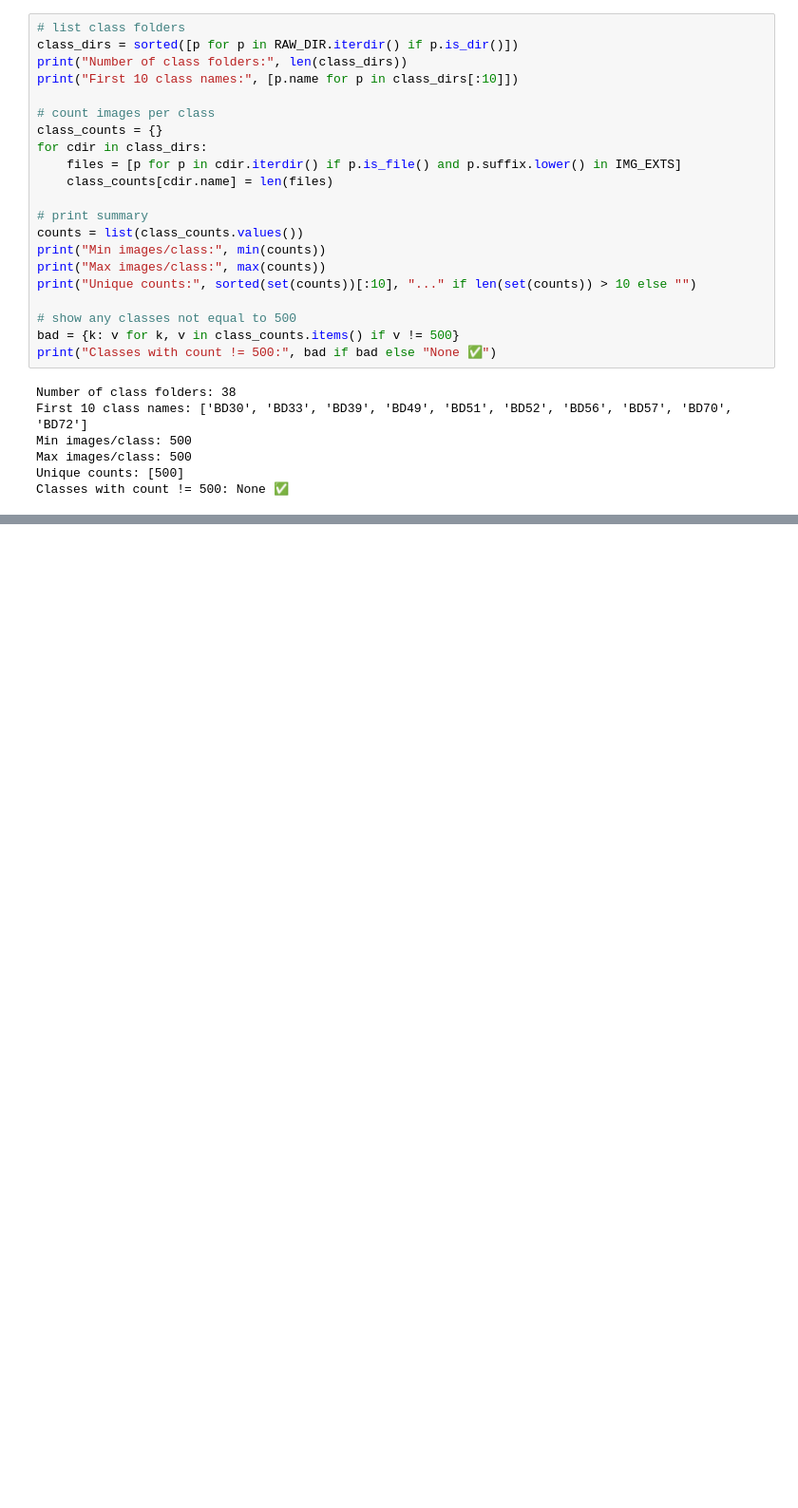
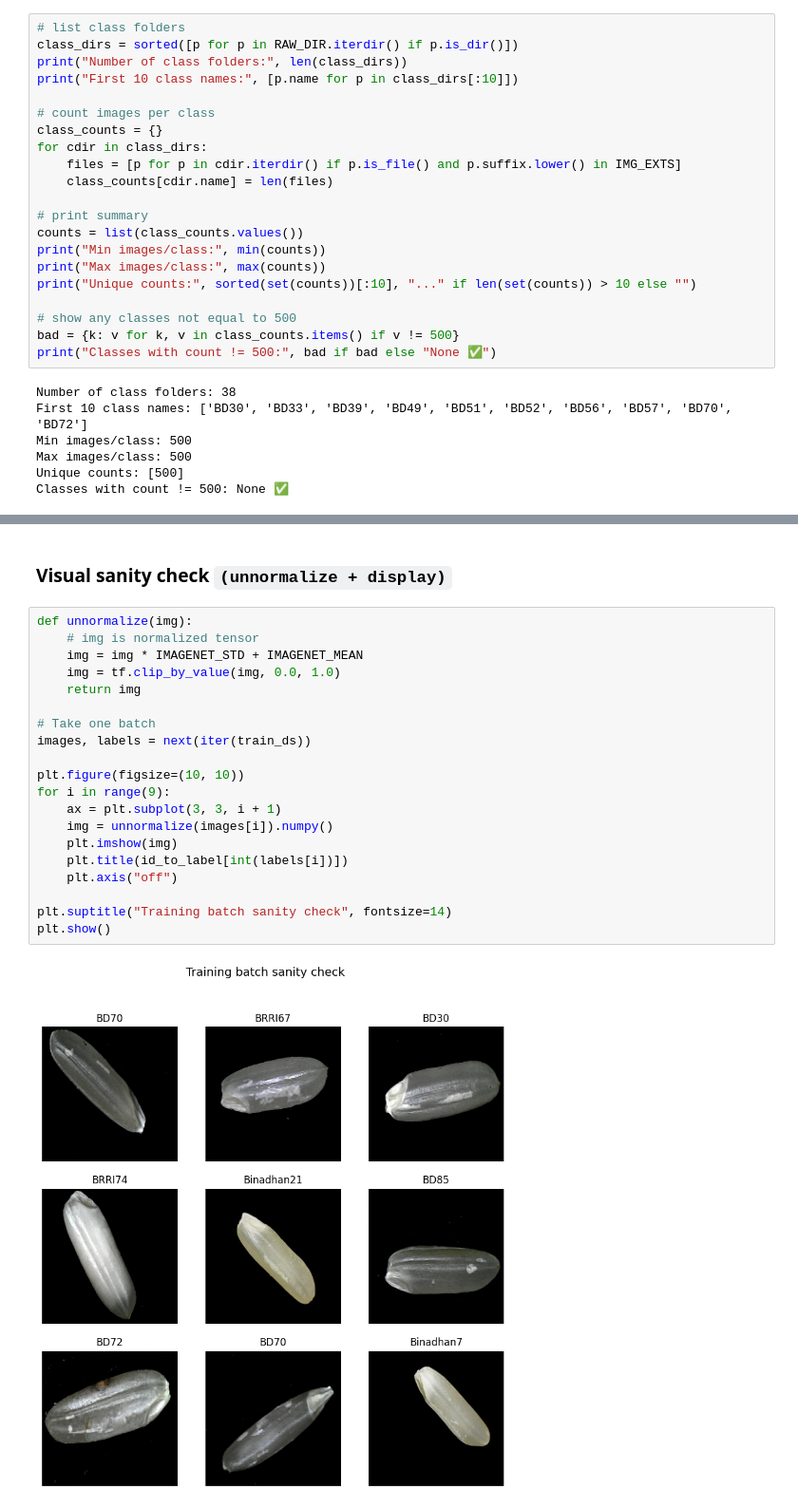
Before and after one commit to Arijit-Biswas-Anirban/rice-project, a Jupyter notebook: src/datasets/rice_dataset.ipynb, the cells around one changed output, grey strips where cells are left out. Shown at 95% size. Cells and saved outputs as stored; diff of their text form; blank space fills up the shorter version.

Commit message:
Day 2: tf.data pipeline from CSV splits with normalization and sanity checks

```diff
--- a/src/datasets/rice_dataset.ipynb
+++ b/src/datasets/rice_dataset.ipynb
@@ -56,0 +304,24 @@ Classes with count != 500: None ✅
+# %% [markdown]
+### Visual sanity check `(unnormalize + display)`
+# %%
+def unnormalize(img):
+    # img is normalized tensor
+    img = img * IMAGENET_STD + IMAGENET_MEAN
+    img = tf.clip_by_value(img, 0.0, 1.0)
+    return img
+
+# Take one batch
+images, labels = next(iter(train_ds))
+
+plt.figure(figsize=(10, 10))
+for i in range(9):
+    ax = plt.subplot(3, 3, i + 1)
+    img = unnormalize(images[i]).numpy()
+    plt.imshow(img)
+    plt.title(id_to_label[int(labels[i])])
+    plt.axis("off")
+
+plt.suptitle("Training batch sanity check", fontsize=14)
+plt.show()
+# %% [output]
+[figure, added]
```
Also changed, not shown: parts of 13 cells of this notebook, 1 other file.
